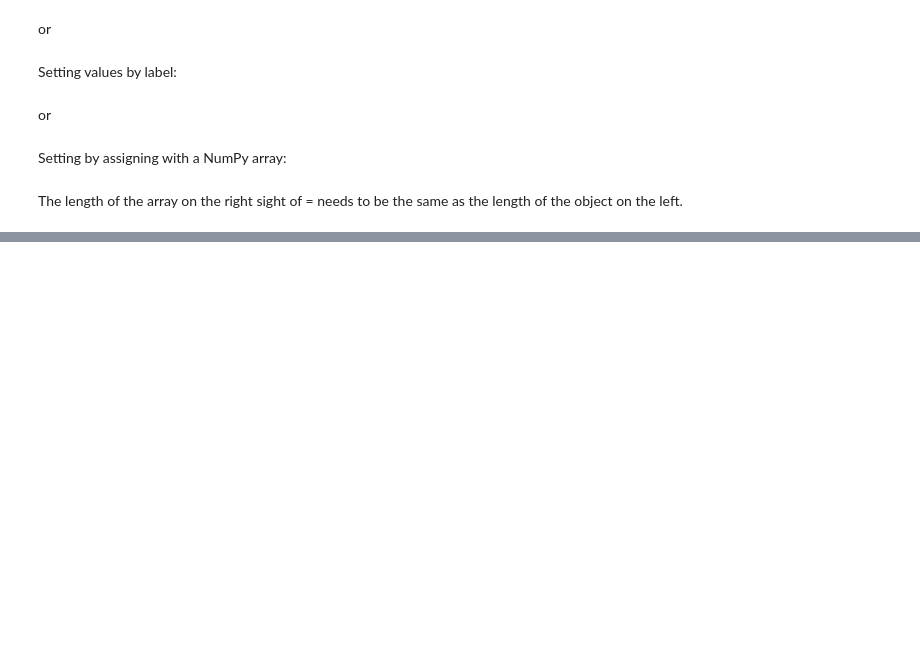
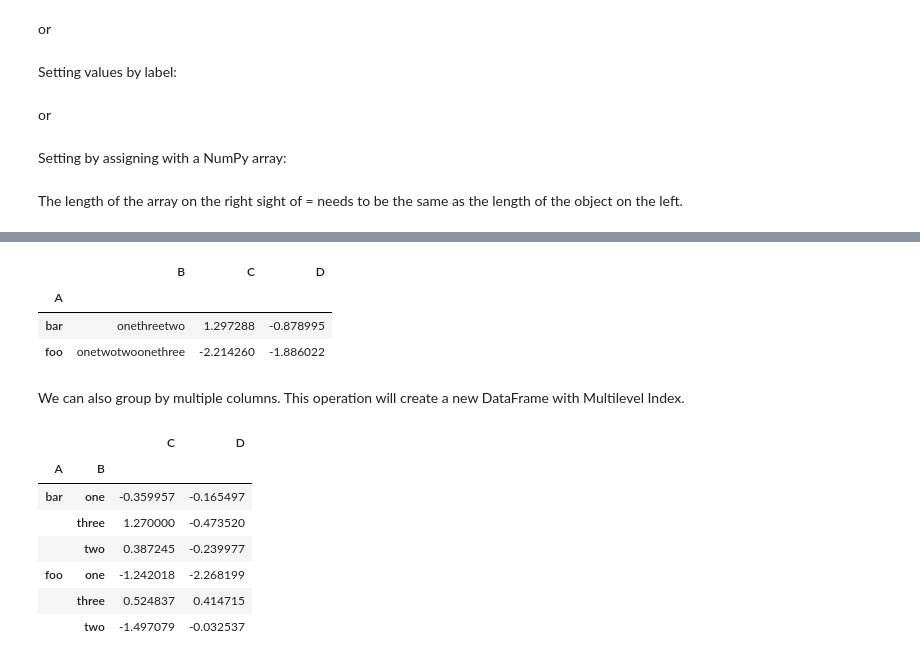
Before and after one commit to Hounder23/lighthouse-data-notes, a Jupyter notebook: Week_4/Pandas W4D4 ALL Walkthrough - lighthouse.ipynb, the cells around one changed output, grey strips where cells are left out. Drawn from its saved outputs; the diff is of its cells as text; code cells hidden in the pictures; blank space fills up the shorter version.

```diff
--- a/Week_4/Pandas Viewing,Accessing Walkthrough - lighthouse.ipynb
+++ b/Week_4/Pandas W4D4 ALL Walkthrough - lighthouse.ipynb
@@ -410,0 +508,5 @@ The length of the array on the right sight of = needs to be the same as the leng
+# %%
+df = pd.DataFrame({ 'A': ['foo', 'bar', 'foo', 'bar','foo', 'bar', 'foo', 'foo'],
+                    'B': ['one', 'one', 'two', 'three','two', 'two', 'one', 'three'],
+                    'C': np.random.randn(8),
+                    'D': np.random.randn(8)})
@@ -410,0 +525,20 @@ The length of the array on the right sight of = needs to be the same as the leng
+# %%
+df.groupby('A').sum()
+# %% [output]
+|  | B | C | D |
+| A |  |  |  |
+| bar | onethreetwo | 1.297288 | -0.878995 |
+| foo | onetwotwoonethree | -2.214260 | -1.886022 |
+# %% [markdown]
+We can also group by multiple columns. This operation will create a new DataFrame with Multilevel Index.
+# %%
+df.groupby(['A','B']).sum()
+# %% [output]
+|  |  | C | D |
+| A | B |  |  |
+| bar | one | -0.359957 | -0.165497 |
+|  | three | 1.270000 | -0.473520 |
+|  | two | 0.387245 | -0.239977 |
+| foo | one | -1.242018 | -2.268199 |
+|  | three | 0.524837 | 0.414715 |
+|  | two | -1.497079 | -0.032537 |
```
Also changed, not shown: parts of 81 cells of this notebook.
